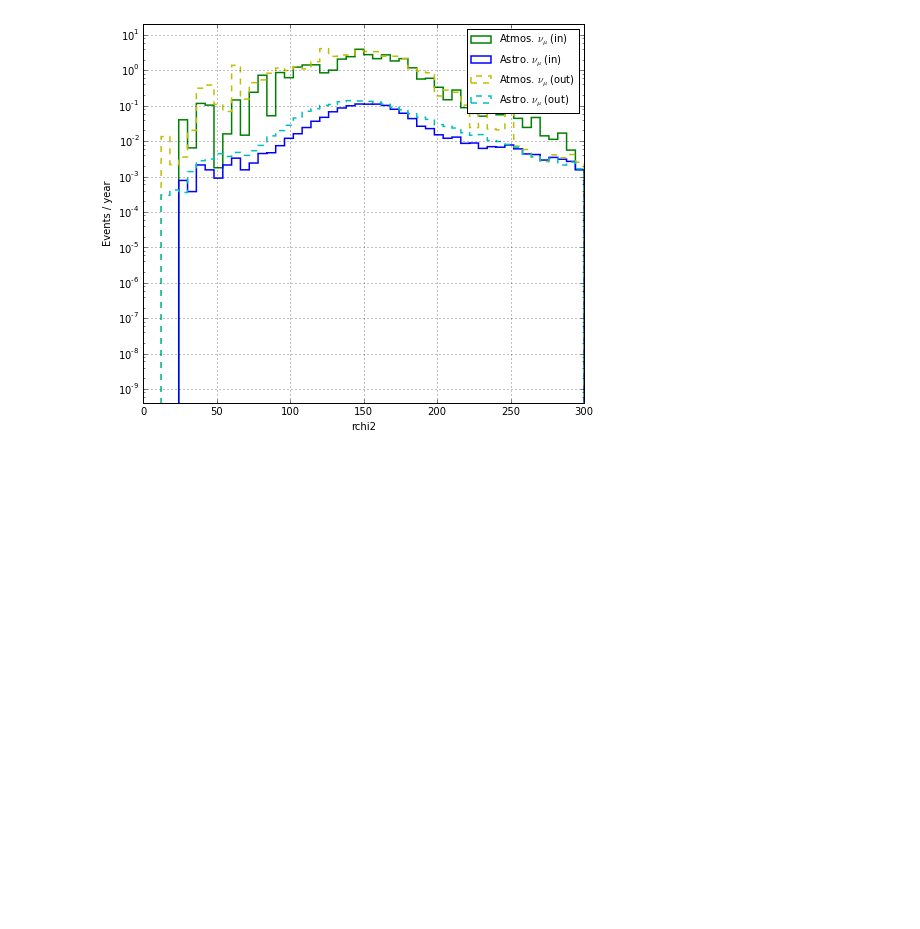
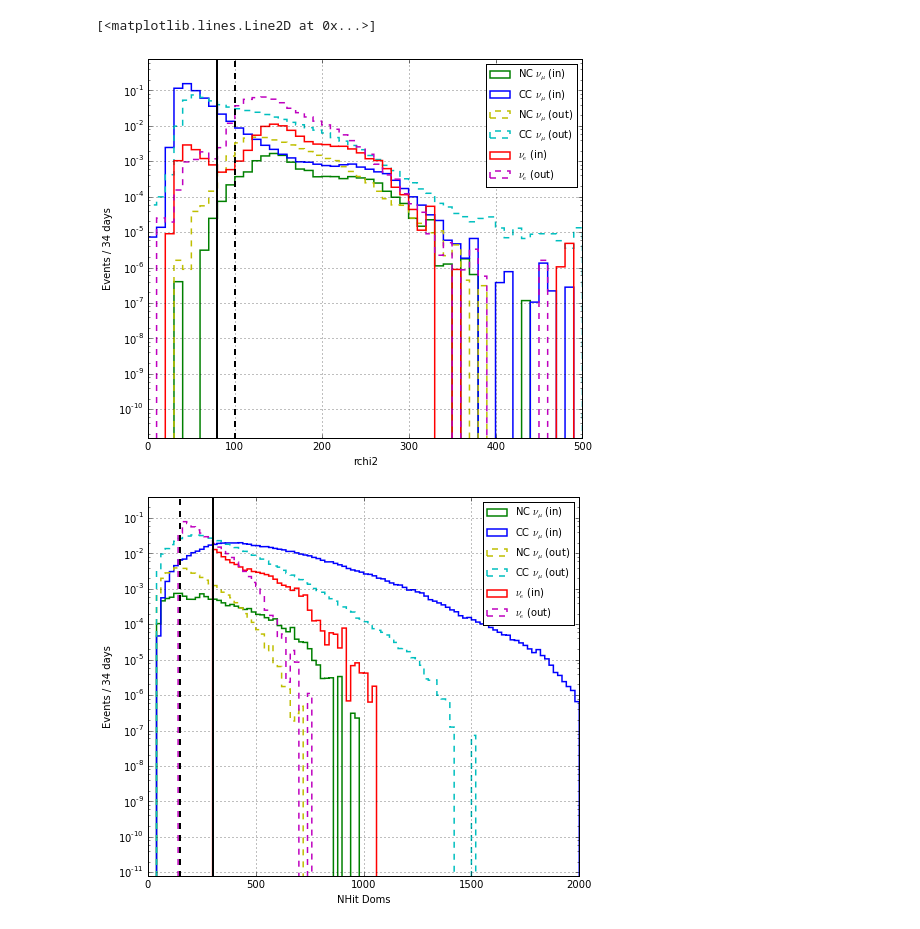
Before and after one commit to mrelich/MultiPeVNotebooks, a Jupyter notebook: EHERedefined.ipynb, the cells around one changed output. Saved outputs shown, nothing was run; the diff lists cells and outputs as text; code cells hidden in the pictures; blank space fills up the shorter version.

```diff
--- a/EHERedefined.ipynb
+++ b/EHERedefined.ipynb
@@ -87,20 +39,24 @@ Corsika Inner:  16089115.7358 Outer:  7903256.52772
 # %%
+# We are concerned with PeV events so pull those off
+d_numupev_in = d_numu_in[ np.log10(d_numu_in['PrimaryNeutrinoEnergy']) >= 6]
+d_numupev_out = d_numu_out[ np.log10(d_numu_out['PrimaryNeutrinoEnergy']) >= 6]
+
 # To make things easier for plotting make dictionary
-info = {'data' : [d_cor_in, d_numu_in, d_numu_in,
-                  d_cor_out, d_numu_out, d_numu_out],
+info = {'data' : [d_cor_in, d_numu_in, d_numupev_in,
+                  d_cor_out, d_numu_out, d_numupev_out],
         'col' : ['r','g','b','m','y','c'],
         'lbl' : [r'Atmos. $\mu$ (in)',
                  r'Atmos. $\nu_{\mu}$ (in)',
-                 r'Astro. $\nu_{\mu}$ (in)',
+                 r'Astro. $\nu_{\mu}$ (in, E>PeV)',
                  r'Atmos. $\mu$ (out)',
                  r'Atmos. $\nu_{\mu}$ (out)',
-                 r'Astro. $\nu_{\mu}$ (out)'],
+                 r'Astro. $\nu_{\mu}$ (out, E>PeV)'],
         'ls'  : ['solid','solid','solid','dashed','dashed','dashed'],
         'w'   : ['w','w','wE2','w','w','wE2']
         }
 # %%
 # Simple method to plot basic vars
-def plot(info, var, xl, nbins, xmin, xmax, logy, ysf=1e-10):
+def plot(info, var, xl, nbins, xmin, xmax, logy, sname, ysf=1e-10):
     fig, ax = plt.subplots(ncols=1,figsize=(7,6))
     ymax = -9999
     for i in range(len(info['data'])):
@@ -128,6 +84,7 @@ def plot(info, var, xl, nbins, xmin, xmax, logy, ysf=1e-10):
         plt.ylim([ymax*ysf,5*ymax])
     plt.legend(loc='best',fontsize='medium')
     plt.grid()
+    plt.savefig(savedir+sname+'.png')
 # %%
 # Ok so now we are at the starting point for the EHE online alert. From
 # here we normally proceed with the total combined event counts. What might
@@ -151,23 +108,50 @@ plt.show()
+# %%
+# Pull in the nue dataset as well to check how these cuts look
+nue = loader.getNuE()
+nue_in = qlayerCut(nue,True,0.8)
+nue_out = qlayerCut(nue,False,0.8)
 # %%
 # I want to make this a track sample, so let's purify by cutting
 # on improved line fit, similar to before. Do we need to cut as harshly?
 # From looking at nu_e events we can get some idea that < 80 did a good
 # job, but maybe we can be a little looser.  What do CC events look like?
 
-dt_in = d_numu_in[ d_numu_in['InteractionType'] == 2 ]
-dt_out = d_numu_out[ d_numu_out['InteractionType'] == 2 ]
+numu_in_cc  = d_numupev_in[ d_numupev_in['InteractionType'] == 1 ]
+numu_in_nc  = d_numupev_in[ d_numupev_in['InteractionType'] == 2 ]
+numu_out_cc = d_numupev_out[ d_numupev_out['InteractionType'] == 1 ]
+numu_out_nc = d_numupev_out[ d_numupev_out['InteractionType'] == 2 ]
 
-temp = {'data' : [dt_in, dt_in,
-                  dt_out, dt_out],
-        'col' : ['g','b','y','c'],
-        'lbl' : [r'Atmos. $\nu_{\mu}$ (in)',
-                 r'Astro. $\nu_{\mu}$ (in)',
-                 r'Atmos. $\nu_{\mu}$ (out)',
-                 r'Astro. $\nu_{\mu}$ (out)'],
-        'ls'  : ['solid','solid','dashed','dashed'],
-        'w'   : ['w','wE2','w','wE2']
+def npecut(dt):
+    return dt[ dt['log10(hs_q_tot_pulses)'] > np.log10(3000) ]
+numu_in_cc = npecut(numu_in_cc)
+numu_in_nc = npecut(numu_in_nc)
+numu_out_cc = npecut(numu_out_cc)
+numu_out_nc = npecut(numu_out_nc)
+
+nue_in = npecut(nue_in)
+nue_out = npecut(nue_out)
+
+temp = {'data' : [numu_in_nc, numu_in_cc,numu_out_nc,numu_out_cc,nue_in,nue_out],
+        'col' : ['g','b','y','c','r','m'],
+        'lbl' : [r'NC $\nu_{\mu}$ (in)',
+                 r'CC $\nu_{\mu}$ (in)',
+                 r'NC $\nu_{\mu}$ (out)',
+                 r'CC $\nu_{\mu}$ (out)',
+                 r'$\nu_{e}$ (in)',
+                 r'$\nu_{e}$ (out)'],
+        'ls'  : ['solid','solid','dashed','dashed','solid','dashed'],
+        'w'   : ['wE2','wE2','wE2','wE2','wE2','wE2']
         }
 
-plot(temp,'ImpLF_rchi2','rchi2',50,0,300,True)
+plot(temp,'ImpLF_rchi2','rchi2',50,0,500,True,'cutopt/rchi2')
+plt.plot([80,80],[1e-15,1],lw=2,c='black')
+plt.plot([100,100],[1e-15,1],lw=2,c='black',ls='dashed')
+plot(temp,'hm_nhit_doms','NHit Doms',100,0,2000,True,'cutopt/ndoms')
+plt.plot([300,300],[1e-15,1],lw=2,c='black')
+plt.plot([150,150],[1e-15,1],lw=2,c='black',ls='dashed')
+plot(temp,'log10(hs_q_tot_pulses)','NPE',70,0,7,True,'cutopt/npe')
+plt.plot([np.log10(3000),np.log10(3000)],[1e-15,1],lw=2,c='black')
 # %% [output]
+[<matplotlib.lines.Line2D at 0x...>]
-[figure, old version]
+[figure, new version]
+[figure, added]
```
Also changed, not shown: parts of 18 cells of this notebook, 8 other files.
